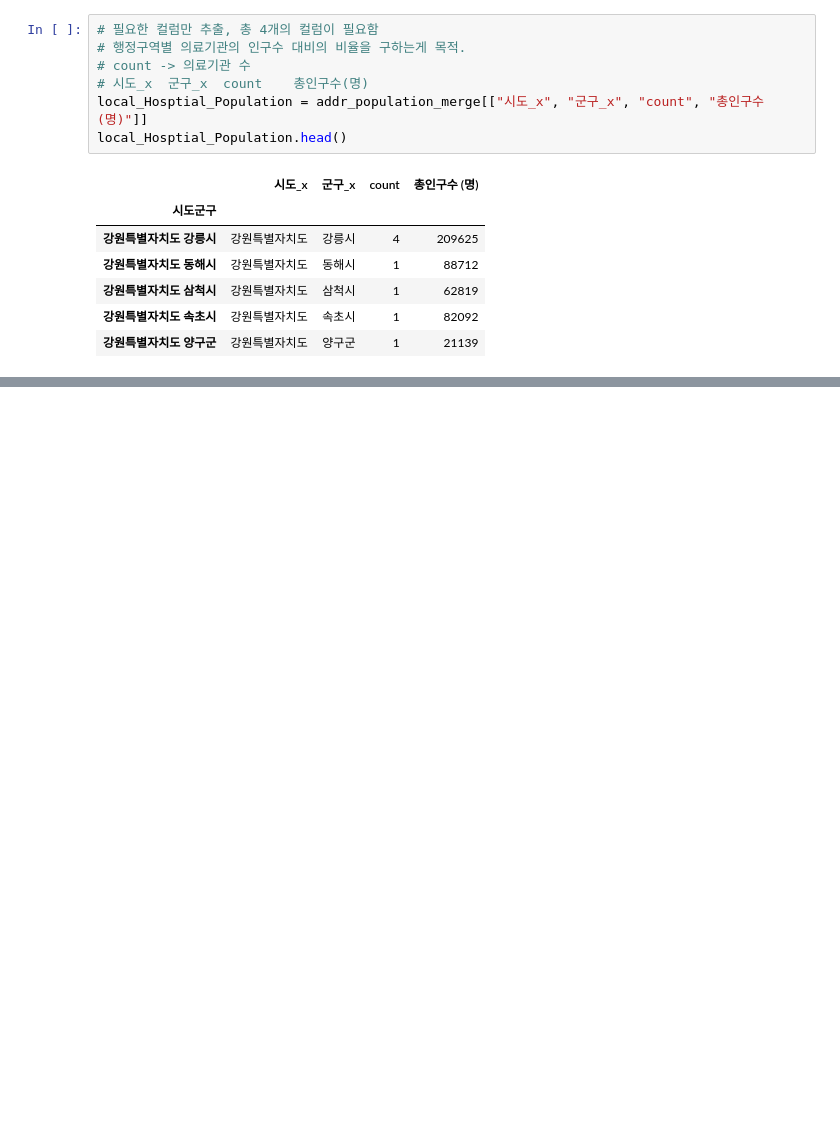
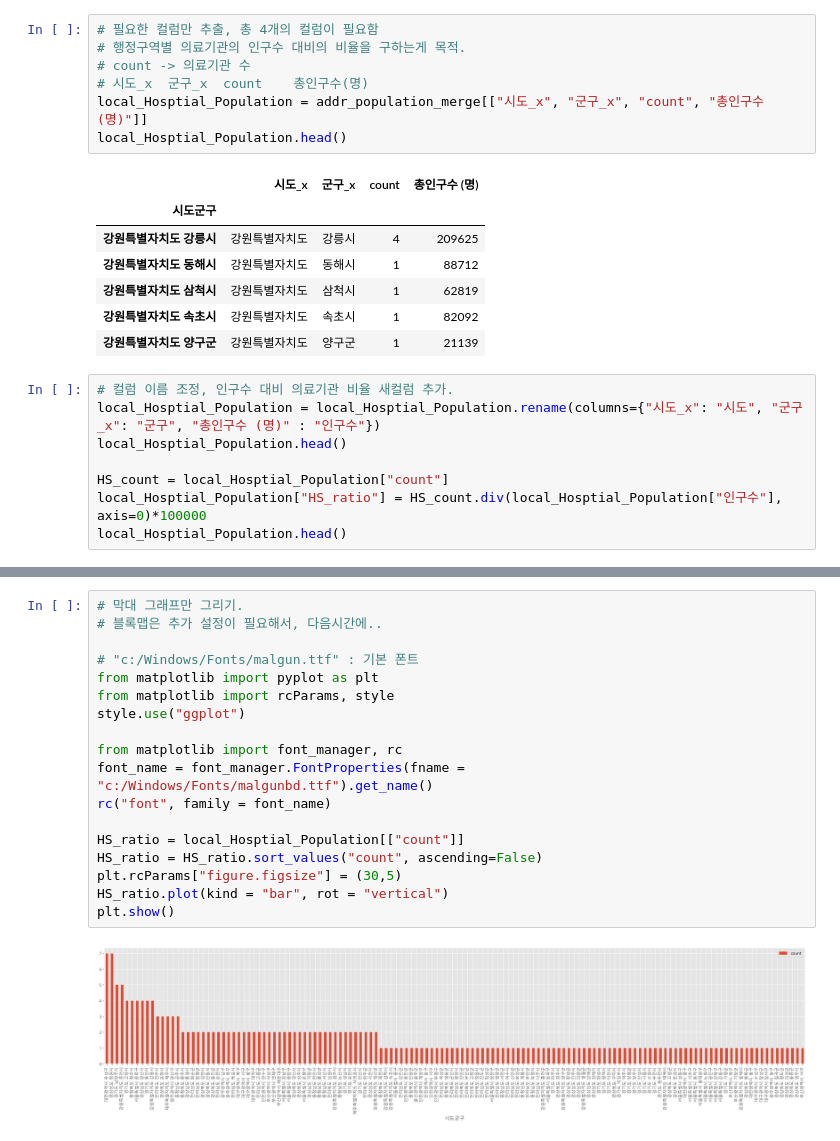
Before and after one commit to Hyeonseok0627/BigdataVisualization_analyze_teacher, a Jupyter notebook: 3-지도맵-통계/test2.ipynb, the cells around one changed output, grey strips where cells are left out. Saved outputs shown, nothing was run; the diff lists cells and outputs as text; blank space fills up the shorter version.

```diff
--- a/3-지도맵-통계/test2.ipynb
+++ b/3-지도맵-통계/test2.ipynb
@@ -256,3 +259,11 @@ local_Hosptial_Population.head()
 | 강원특별자치도 삼척시 | 강원특별자치도 | 삼척시 | 1 | 62819 |
 | 강원특별자치도 속초시 | 강원특별자치도 | 속초시 | 1 | 82092 |
 | 강원특별자치도 양구군 | 강원특별자치도 | 양구군 | 1 | 21139 |
+# %%
+# 컬럼 이름 조정, 인구수 대비 의료기관 비율 새컬럼 추가.
+local_Hosptial_Population = local_Hosptial_Population.rename(columns={"시도_x": "시도", "군구_x": "군구", "총인구수 (명)" : "인구수"})
+local_Hosptial_Population.head()
+
+HS_count = local_Hosptial_Population["count"]
+local_Hosptial_Population["HS_ratio"] = HS_count.div(local_Hosptial_Population["인구수"], axis=0)*100000
+local_Hosptial_Population.head()
@@ -258,0 +278,20 @@ local_Hosptial_Population.head()
+# %%
+# 막대 그래프만 그리기.
+# 블록맵은 추가 설정이 필요해서, 다음시간에..
+
+# "c:/Windows/Fonts/malgun.ttf" : 기본 폰트
+from matplotlib import pyplot as plt
+from matplotlib import rcParams, style
+style.use("ggplot")
+
+from matplotlib import font_manager, rc
+font_name = font_manager.FontProperties(fname = "c:/Windows/Fonts/malgunbd.ttf").get_name()
+rc("font", family = font_name)
+
+HS_ratio = local_Hosptial_Population[["count"]]
+HS_ratio = HS_ratio.sort_values("count", ascending=False)
+plt.rcParams["figure.figsize"] = (30,5)
+HS_ratio.plot(kind = "bar", rot = "vertical")
+plt.show()
+# %% [output]
+[figure, added]
```
Also changed, not shown: parts of 2 cells of this notebook.
